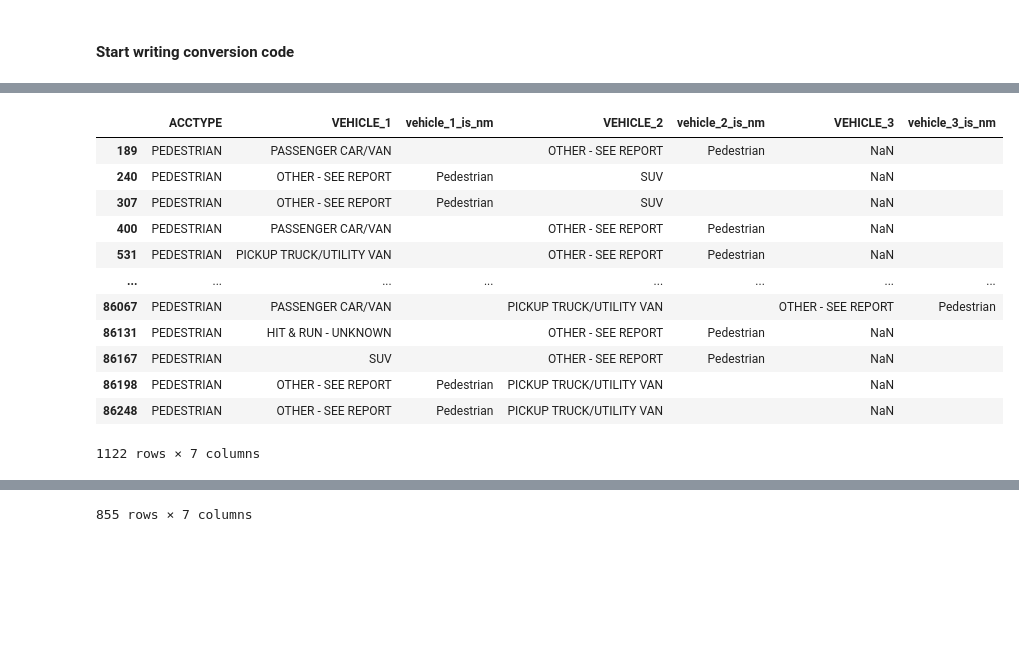
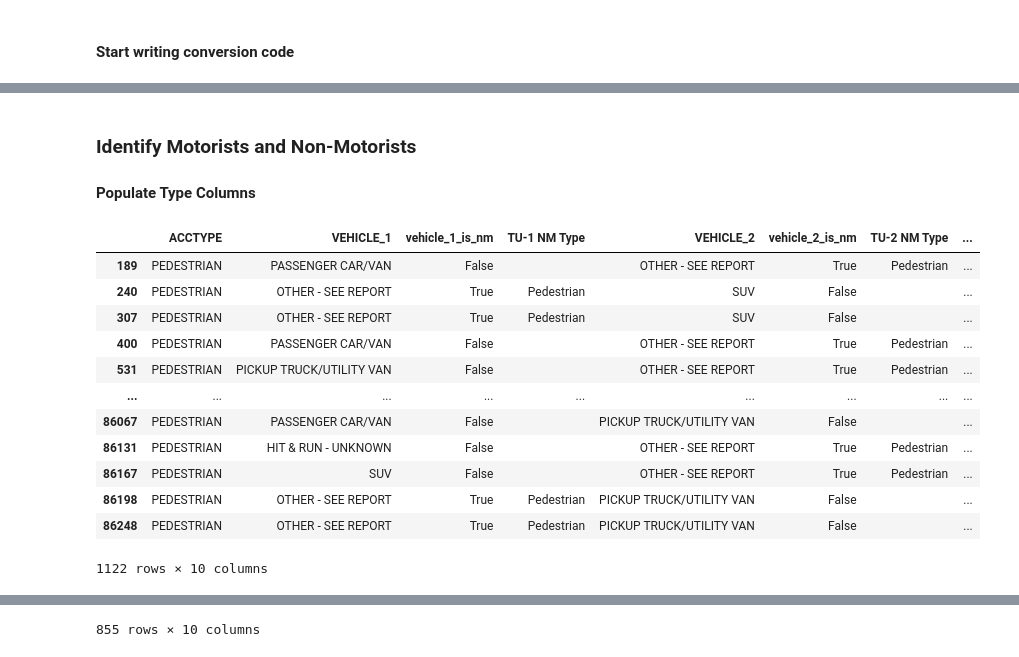
Before and after one commit to haley-northrup/beautiful_cos_data_analysis, a Jupyter notebook: sandbox/CDOT_convert_old_to_new_format-part2-scratch.ipynb, the cells around one changed output, grey strips where cells are left out. Cells and saved outputs as stored; diff of their text form; code cells hidden in the pictures; blank space fills up the shorter version.

```diff
--- a/sandbox/CDOT_convert_old_to_new_format-part2-scratch.ipynb
+++ b/sandbox/CDOT_convert_old_to_new_format-part2-scratch.ipynb
@@ -255,40 +242,63 @@ display(cdot_old_pdf.head(5))
+# %% [markdown]
+### Identify Motorists and Non-Motorists
+#### Populate Type Columns
 # %%
 # Identify which VEHICLE_X columns need to be converted to NM columns in new format
 
 # When the accident type is Pedestrian the vast majority of the time the "VEHICLE_X" column that says "OTHER - SEE REPORT" is referring to a pedestrian
 # there are a handful of accidents that have multiple "VEHICLE_X" columns that say "OTHER - SEE REPORT" so it is ambiguous which X is the pedestrian
 
-cdot_old_pdf['vehicle_1_is_nm'] = ''
-cdot_old_pdf['vehicle_2_is_nm'] = ''
-cdot_old_pdf['vehicle_3_is_nm'] = ''
+cdot_old_pdf['vehicle_1_is_nm'] = False
+cdot_old_pdf['vehicle_2_is_nm'] = False
+cdot_old_pdf['vehicle_3_is_nm'] = False
 
-cdot_old_pdf.loc[(cdot_old_pdf['ACCTYPE'] == 'PEDESTRIAN') & (cdot_old_pdf['VEHICLE_1'] == 'OTHER - SEE REPORT'), 'vehicle_1_is_nm'] = 'Pedestrian'
-cdot_old_pdf.loc[(cdot_old_pdf['ACCTYPE'] == 'PEDESTRIAN') & (cdot_old_pdf['VEHICLE_2'] == 'OTHER - SEE REPORT'), 'vehicle_2_is_nm'] = 'Pedestrian'
-cdot_old_pdf.loc[(cdot_old_pdf['ACCTYPE'] == 'PEDESTRIAN') & (cdot_old_pdf['VEHICLE_3'] == 'OTHER - SEE REPORT'), 'vehicle_3_is_nm'] = 'Pedestrian'
+#cdot_old_pdf.loc[cdot_old_pdf['VEHICLE_1'] == np.nan, 'vehicle_1_is_nm'] = np.nan
+#cdot_old_pdf.loc[cdot_old_pdf['VEHICLE_2'] == np.nan, 'vehicle_2_is_nm'] = np.nan
+#cdot_old_pdf.loc[cdot_old_pdf['VEHICLE_3'] == np.nan, 'vehicle_3_is_nm'] = np.nan
+
+cdot_old_pdf.loc[(cdot_old_pdf['ACCTYPE'] == 'PEDESTRIAN') & (cdot_old_pdf['VEHICLE_1'] == 'OTHER - SEE REPORT'), 'vehicle_1_is_nm'] = True
+cdot_old_pdf.loc[(cdot_old_pdf['ACCTYPE'] == 'PEDESTRIAN') & (cdot_old_pdf['VEHICLE_2'] == 'OTHER - SEE REPORT'), 'vehicle_2_is_nm'] = True
+cdot_old_pdf.loc[(cdot_old_pdf['ACCTYPE'] == 'PEDESTRIAN') & (cdot_old_pdf['VEHICLE_3'] == 'OTHER - SEE REPORT'), 'vehicle_3_is_nm'] = True
+
+cdot_old_pdf.loc[(cdot_old_pdf['ACCTYPE'] == 'PEDESTRIAN') & (cdot_old_pdf['VEHICLE_1'] == 'OTHER - SEE REPORT'), 'TU-1 NM Type'] = 'Pedestrian'
+cdot_old_pdf.loc[(cdot_old_pdf['ACCTYPE'] == 'PEDESTRIAN') & (cdot_old_pdf['VEHICLE_2'] == 'OTHER - SEE REPORT'), 'TU-2 NM Type'] = 'Pedestrian'
+cdot_old_pdf.loc[(cdot_old_pdf['ACCTYPE'] == 'PEDESTRIAN') & (cdot_old_pdf['VEHICLE_3'] == 'OTHER - SEE REPORT'), 'TU-3 NM Type'] = 'Pedestrian'
 
 display(cdot_old_pdf.loc[cdot_old_pdf['ACCTYPE'] == 'PEDESTRIAN',
-['ACCTYPE', 'VEHICLE_1', 'vehicle_1_is_nm', 'VEHICLE_2', 'vehicle_2_is_nm', 'VEHICLE_3', 'vehicle_3_is_nm']])
+['ACCTYPE',
+ 'VEHICLE_1', 'vehicle_1_is_nm', 'TU-1 NM Type',
+ 'VEHICLE_2', 'vehicle_2_is_nm', 'TU-2 NM Type',
+ 'VEHICLE_3', 'vehicle_3_is_nm', 'TU-3 NM Type']])
 
 # Old format has Bicycle as a type of vehicle, so filter for VEHICLE_X == BICYCLE or MOTORIZED BICYCLE, then slot those in as non-motorists
 # accident type isn't always bicycle when a bicycle is involved
 
-cdot_old_pdf.loc[(cdot_old_pdf['VEHICLE_1'] == 'BICYCLE') | (cdot_old_pdf['VEHICLE_1'] == 'MOTORIZED BICYCLE'), 'vehicle_1_is_nm'] = 'Bicyclist'
-cdot_old_pdf.loc[(cdot_old_pdf['VEHICLE_2'] == 'BICYCLE') | (cdot_old_pdf['VEHICLE_2'] == 'MOTORIZED BICYCLE'), 'vehicle_2_is_nm'] = 'Bicyclist'
-cdot_old_pdf.loc[(cdot_old_pdf['VEHICLE_3'] == 'BICYCLE') | (cdot_old_pdf['VEHICLE_3'] == 'MOTORIZED BICYCLE'), 'vehicle_3_is_nm'] = 'Bicyclist'
+cdot_old_pdf.loc[(cdot_old_pdf['VEHICLE_1'] == 'BICYCLE') | (cdot_old_pdf['VEHICLE_1'] == 'MOTORIZED BICYCLE'), 'vehicle_1_is_nm'] = True
+cdot_old_pdf.loc[(cdot_old_pdf['VEHICLE_2'] == 'BICYCLE') | (cdot_old_pdf['VEHICLE_2'] == 'MOTORIZED BICYCLE'), 'vehicle_2_is_nm'] = True
+cdot_old_pdf.loc[(cdot_old_pdf['VEHICLE_3'] == 'BICYCLE') | (cdot_old_pdf['VEHICLE_3'] == 'MOTORIZED BICYCLE'), 'vehicle_3_is_nm'] = True
+
+cdot_old_pdf.loc[cdot_old_pdf['VEHICLE_1'] == 'BICYCLE', 'TU-1 NM Type'] = 'Bicyclist'
+cdot_old_pdf.loc[cdot_old_pdf['VEHICLE_2'] == 'BICYCLE', 'TU-2 NM Type'] = 'Bicyclist'
+cdot_old_pdf.loc[cdot_old_pdf['VEHICLE_3'] == 'BICYCLE', 'TU-3 NM Type'] = 'Bicyclist'
+cdot_old_pdf.loc[cdot_old_pdf['VEHICLE_1'] == 'MOTORIZED BICYCLE', 'TU-1 NM Type'] = 'Other Bicyclist/Cyclist'
+cdot_old_pdf.loc[cdot_old_pdf['VEHICLE_2'] == 'MOTORIZED BICYCLE', 'TU-2 NM Type'] = 'Other Bicyclist/Cyclist'
+cdot_old_pdf.loc[cdot_old_pdf['VEHICLE_3'] == 'MOTORIZED BICYCLE', 'TU-3 NM Type'] = 'Other Bicyclist/Cyclist'
 
 display(cdot_old_pdf.loc[cdot_old_pdf['ACCTYPE'] == 'BICYCLE',
-['ACCTYPE', 'VEHICLE_1', 'vehicle_1_is_nm', 'VEHICLE_2', 'vehicle_2_is_nm', 'VEHICLE_3', 'vehicle_3_is_nm']])
+['ACCTYPE', 'VEHICLE_1', 'vehicle_1_is_nm', 'TU-1 NM Type',
+ 'VEHICLE_2', 'vehicle_2_is_nm', 'TU-2 NM Type',
+ 'VEHICLE_3', 'vehicle_3_is_nm', 'TU-3 NM Type']])
 # %% [output]
-|  | ACCTYPE | VEHICLE_1 | vehicle_1_is_nm | VEHICLE_2 | vehicle_2_is_nm | VEHICLE_3 | vehicle_3_is_nm |
-| 189 | PEDESTRIAN | PASSENGER CAR/VAN |  | OTHER - SEE REPORT | Pedestrian | NaN |  |
-| 240 | PEDESTRIAN | OTHER - SEE REPORT | Pedestrian | SUV |  | NaN |  |
-| 307 | PEDESTRIAN | OTHER - SEE REPORT | Pedestrian | SUV |  | NaN |  |
-| 400 | PEDESTRIAN | PASSENGER CAR/VAN |  | OTHER - SEE REPORT | Pedestrian | NaN |  |
-| 531 | PEDESTRIAN | PICKUP TRUCK/UTILITY VAN |  | OTHER - SEE REPORT | Pedestrian | NaN |  |
-| ... | ... | ... | ... | ... | ... | ... | ... |
-| 86067 | PEDESTRIAN | PASSENGER CAR/VAN |  | PICKUP TRUCK/UTILITY VAN |  | OTHER - SEE REPORT | Pedestrian |
-| 86131 | PEDESTRIAN | HIT & RUN - UNKNOWN |  | OTHER - SEE REPORT | Pedestrian | NaN |  |
-| 86167 | PEDESTRIAN | SUV |  | OTHER - SEE REPORT | Pedestrian | NaN |  |
-| 86198 | PEDESTRIAN | OTHER - SEE REPORT | Pedestrian | PICKUP TRUCK/UTILITY VAN |  | NaN |  |
-| 86248 | PEDESTRIAN | OTHER - SEE REPORT | Pedestrian | PICKUP TRUCK/UTILITY VAN |  | NaN |  |
+|  | ACCTYPE | VEHICLE_1 | vehicle_1_is_nm | TU-1 NM Type | VEHICLE_2 | vehicle_2_is_nm | TU-2 NM Type | ... |
+| 189 | PEDESTRIAN | PASSENGER CAR/VAN | False |  | OTHER - SEE REPORT | True | Pedestrian | ... |
+| 240 | PEDESTRIAN | OTHER - SEE REPORT | True | Pedestrian | SUV | False |  | ... |
+| 307 | PEDESTRIAN | OTHER - SEE REPORT | True | Pedestrian | SUV | False |  | ... |
+| 400 | PEDESTRIAN | PASSENGER CAR/VAN | False |  | OTHER - SEE REPORT | True | Pedestrian | ... |
+| 531 | PEDESTRIAN | PICKUP TRUCK/UTILITY VAN | False |  | OTHER - SEE REPORT | True | Pedestrian | ... |
+| ... | ... | ... | ... | ... | ... | ... | ... | ... |
+| 86067 | PEDESTRIAN | PASSENGER CAR/VAN | False |  | PICKUP TRUCK/UTILITY VAN | False |  | ... |
+| 86131 | PEDESTRIAN | HIT & RUN - UNKNOWN | False |  | OTHER - SEE REPORT | True | Pedestrian | ... |
+| 86167 | PEDESTRIAN | SUV | False |  | OTHER - SEE REPORT | True | Pedestrian | ... |
+| 86198 | PEDESTRIAN | OTHER - SEE REPORT | True | Pedestrian | PICKUP TRUCK/UTILITY VAN | False |  | ... |
+| 86248 | PEDESTRIAN | OTHER - SEE REPORT | True | Pedestrian | PICKUP TRUCK/UTILITY VAN | False |  | ... |
-1122 rows × 7 columns
+1122 rows × 10 columns
@@ -307 +317 @@ display(cdot_old_pdf.loc[cdot_old_pdf['ACCTYPE'] == 'BICYCLE',
-855 rows × 7 columns
+855 rows × 10 columns
```
Also changed, not shown: parts of 13 cells of this notebook, 3 other files.
